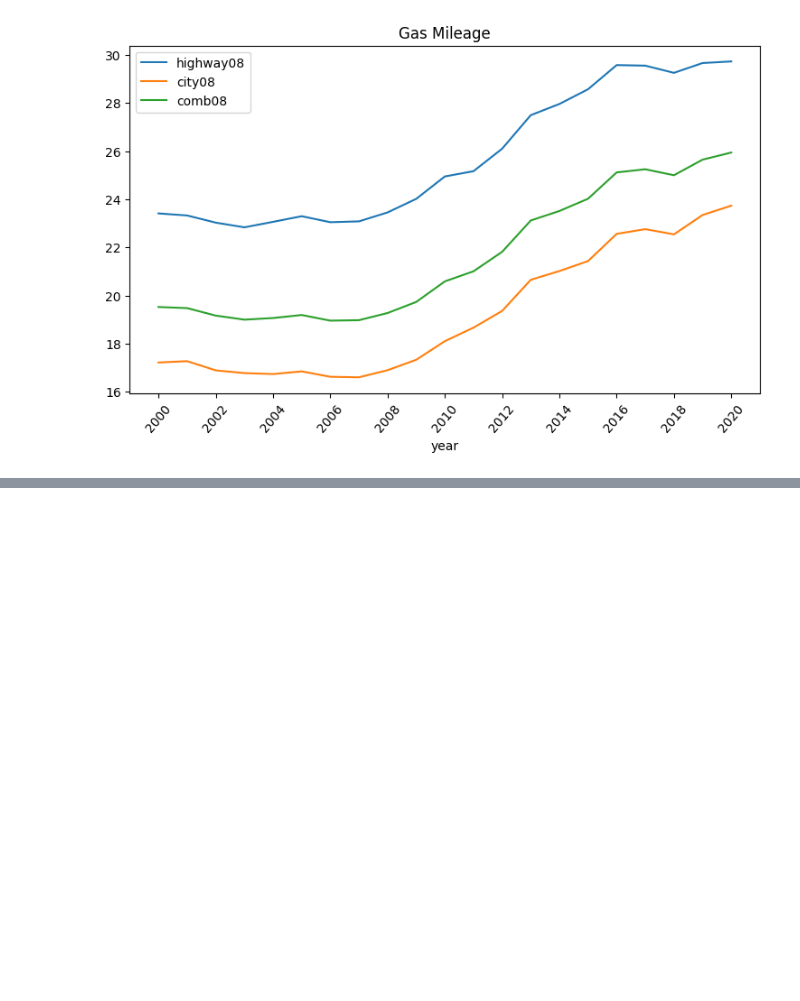
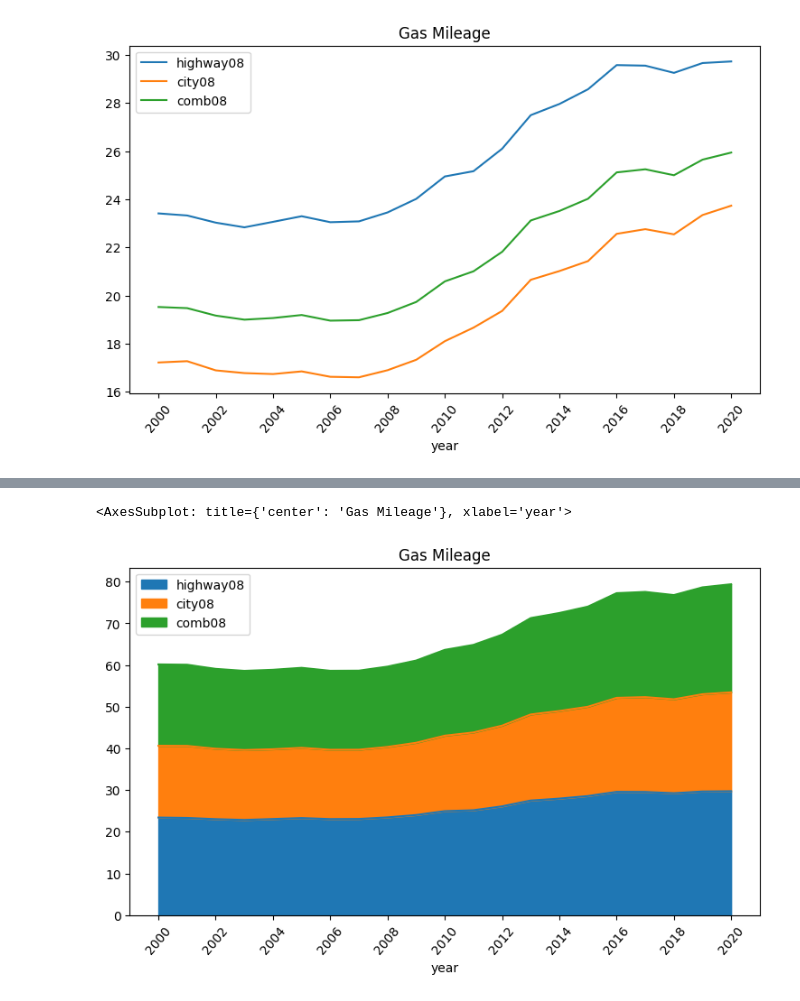
Before and after one commit to masoud533/DataVisualization, a Jupyter notebook: notebooks/CarConsumptionAnalysis/part2.ipynb, the cells around one changed output, grey strips where cells are left out. Cells and saved outputs as stored; diff of their text form; code cells hidden in the pictures; blank space fills up the shorter version.

```diff
--- a/notebooks/CarConsumptionAnalysis/part2.ipynb
+++ b/notebooks/CarConsumptionAnalysis/part2.ipynb
@@ -131,0 +137,6 @@ avg_by_year.plot(kind='line', title='Gas Mileage', figsize=(9, 5),
+# %%
+avg_by_year.plot(kind='area', title='Gas Mileage', figsize=(9, 5),
+                xticks=np.arange(2000,2022,2), rot=50)
+# %% [output]
+<AxesSubplot: title={'center': 'Gas Mileage'}, xlabel='year'>
+[figure, added]
```
Also changed, not shown: parts of 2 cells of this notebook.
